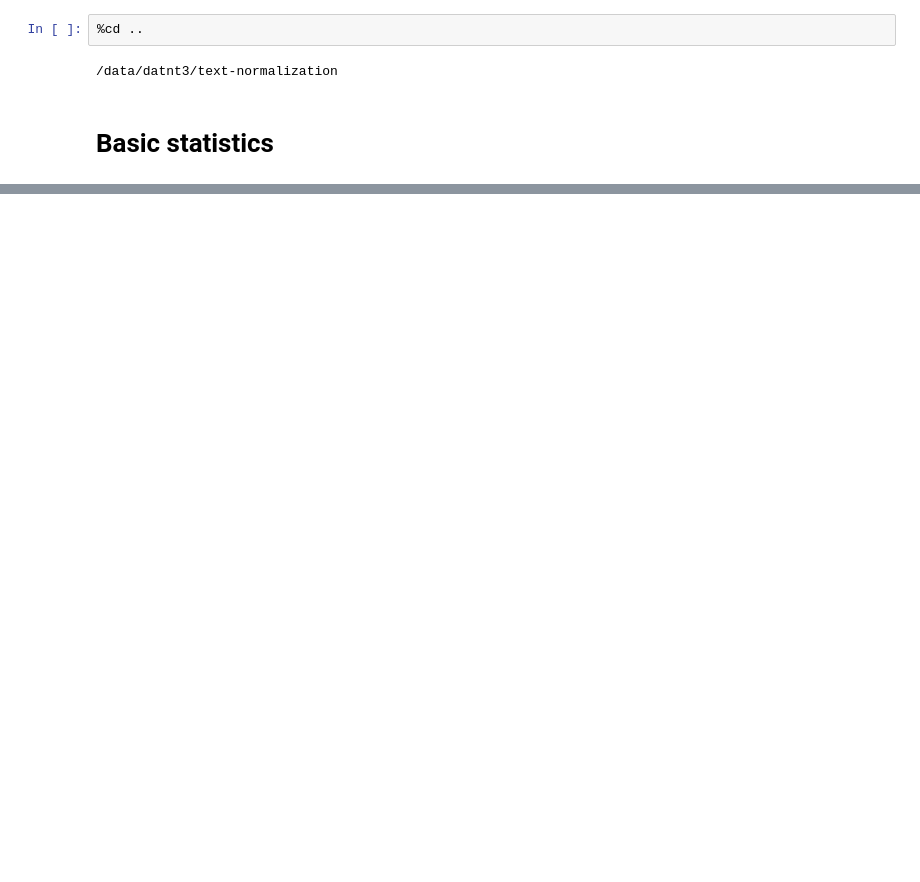
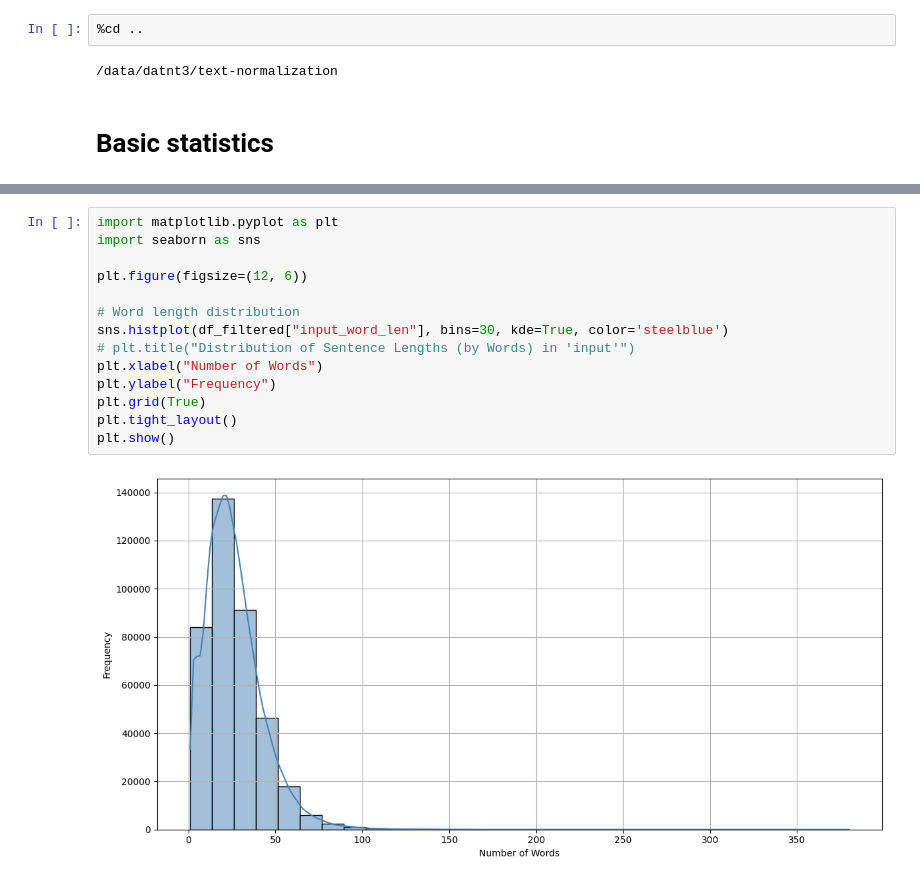
Before and after one commit to datnt3/text-normalization, a Jupyter notebook: notebooks/eda.ipynb, the cells around one changed output, grey strips where cells are left out. Drawn from its saved outputs; the diff is of its cells as text; blank space fills up the shorter version.

```diff
--- a/notebooks/eda.ipynb
+++ b/notebooks/eda.ipynb
@@ -90,0 +119,16 @@ TypeError: '<' not supported between instances of 'NoneType' and 'int'
+# %%
+import matplotlib.pyplot as plt
+import seaborn as sns
+
+plt.figure(figsize=(12, 6))
+
+# Word length distribution
+sns.histplot(df_filtered["input_word_len"], bins=30, kde=True, color='steelblue')
+# plt.title("Distribution of Sentence Lengths (by Words) in 'input'")
+plt.xlabel("Number of Words")
+plt.ylabel("Frequency")
+plt.grid(True)
+plt.tight_layout()
+plt.show()
+# %% [output]
+[figure, added]
```
Also changed, not shown: parts of 32 cells of this notebook, 12 other files.
